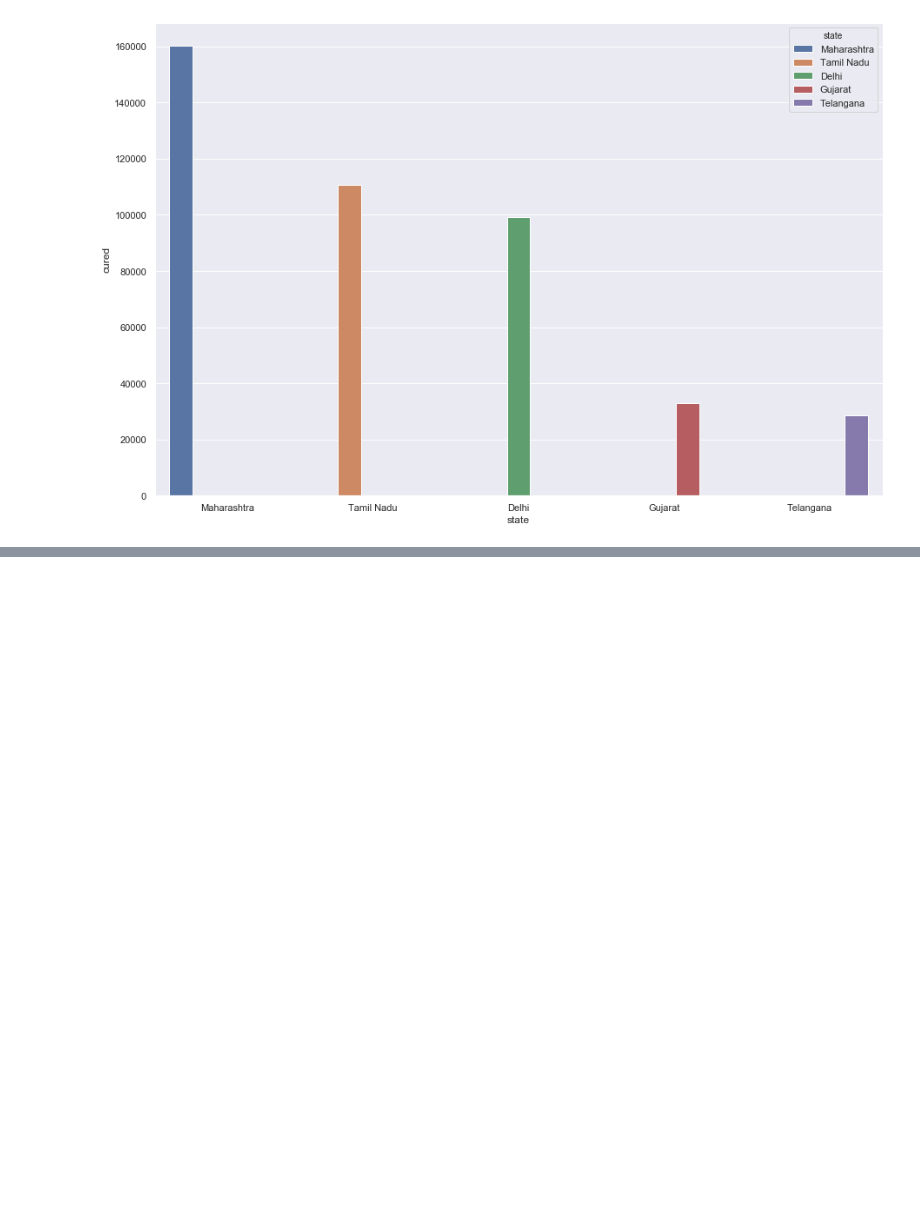
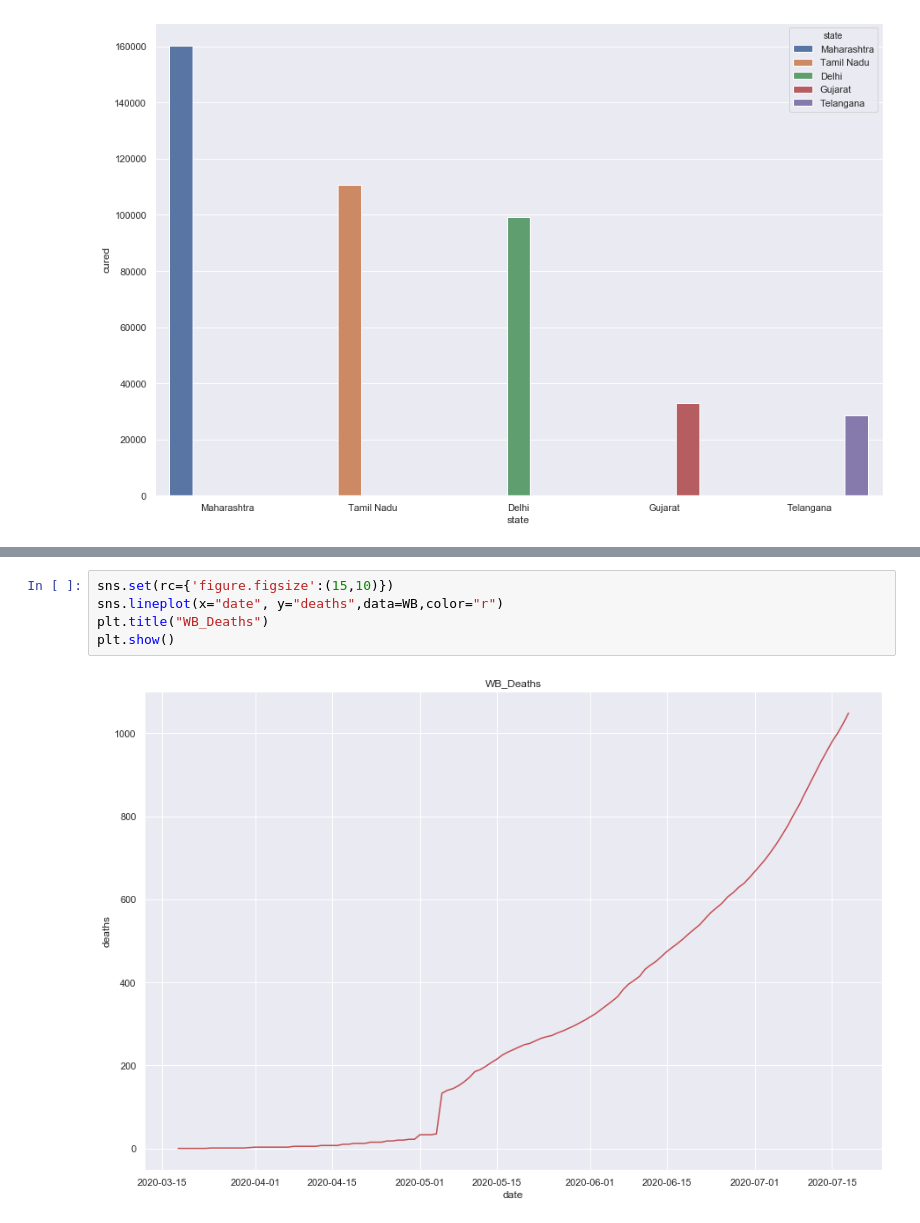
Before and after one commit to SubhabrataOreo/Covid-19-India, a Jupyter notebook: Covid_India_New.ipynb, the cells around one changed output, grey strips where cells are left out. Saved outputs shown, nothing was run; the diff lists cells and outputs as text; blank space fills up the shorter version.

```diff
--- a/Covid_India_New.ipynb
+++ b/Covid_India_New.ipynb
@@ -178,0 +209,7 @@ plt.show()
+# %%
+sns.set(rc={'figure.figsize':(15,10)})
+sns.lineplot(x="date", y="deaths",data=WB,color="r")
+plt.title("WB_Deaths")
+plt.show()
+# %% [output]
+[figure, added]
```
Also changed, not shown: parts of 6 cells of this notebook.
